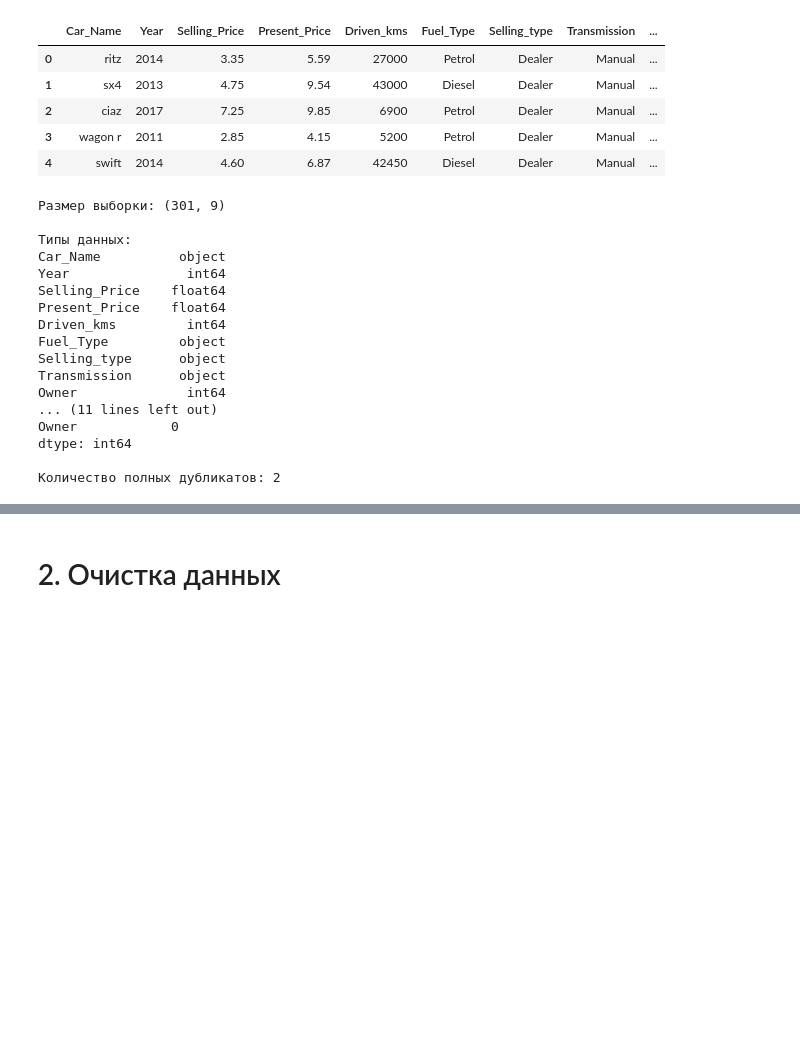
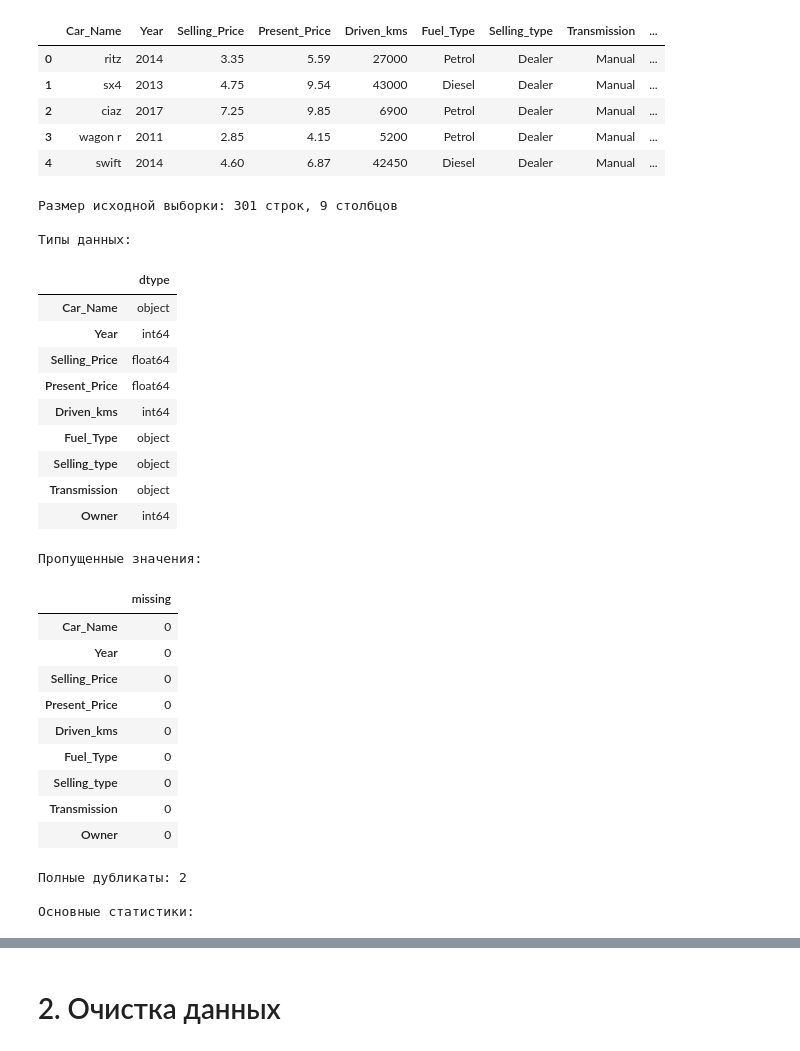
Before and after one commit to Webber-Escaper/lab1_car_price, a Jupyter notebook: eda/eda.ipynb, the cells around one changed output, grey strips where cells are left out. Saved outputs shown, nothing was run; the diff lists cells and outputs as text; code cells hidden in the pictures; blank space fills up the shorter version.

Commit message:
Final cleanup for LR1
Update EDA notebook and README, add data instructions, remove auxiliary files

```diff
--- a/eda/eda.ipynb
+++ b/eda/eda.ipynb
@@ -12,13 +16,32 @@
 # 1. Загрузка и знакомство с данными
 # %%
 from pathlib import Path
+
 import numpy as np
 import pandas as pd
 import matplotlib.pyplot as plt
+from IPython.display import display
 
-DATA_PATH = Path("../data/car_data.csv")
-EDA_DIR = Path(".")
-CLEAN_PATH = Path("../data/clean_data.pkl")
+# Notebook корректно работает как при запуске из корня проекта,
+# так и при запуске непосредственно из директории eda.
+cwd = Path.cwd().resolve()
+root_candidates = [cwd, cwd.parent]
+PROJECT_ROOT = next(
+    (p for p in root_candidates if (p / "data" / "car_data.csv").exists()),
+    cwd.parent
+)
+
+DATA_PATH = PROJECT_ROOT / "data" / "car_data.csv"
+EDA_DIR = PROJECT_ROOT / "eda"
+CLEAN_PATH = PROJECT_ROOT / "data" / "clean_data.pkl"
+
+if not DATA_PATH.exists():
+    raise FileNotFoundError(
+        f"Не найден файл {DATA_PATH}. "
+        "Скачайте датасет и сохраните его как data/car_data.csv."
+    )
+
+EDA_DIR.mkdir(parents=True, exist_ok=True)
 
 df = pd.read_csv(DATA_PATH)
 df.head()
@@ -30,27 +53,42 @@ df.head()
 | 3 | wagon r | 2011 | 2.85 | 4.15 | 5200 | Petrol | Dealer | Manual | ... |
 | 4 | swift | 2014 | 4.60 | 6.87 | 42450 | Diesel | Dealer | Manual | ... |
 # %%
-print("Размер выборки:", df.shape)
+print(f"Размер исходной выборки: {df.shape[0]} строк, {df.shape[1]} столбцов")
 print("\nТипы данных:")
-print(df.dtypes)
-print("\nКоличество пропусков:")
-print(df.isna().sum())
-print("\nКоличество полных дубликатов:", df.duplicated().sum())
+display(df.dtypes.rename("dtype").to_frame())
+
+print("\nПропущенные значения:")
+display(df.isna().sum().rename("missing").to_frame())
+
+print("Полные дубликаты:", int(df.duplicated().sum()))
+
+print("\nОсновные статистики:")
+display(df.describe(include="all").T)
 # %% [output]
-Размер выборки: (301, 9)
+Размер исходной выборки: 301 строк, 9 столбцов
 
 Типы данных:
-Car_Name          object
-Year               int64
-Selling_Price    float64
-Present_Price    float64
-Driven_kms         int64
-Fuel_Type         object
-Selling_type      object
-Transmission      object
-Owner              int64
-... (11 lines left out)
-Owner            0
-dtype: int64
-
-Количество полных дубликатов: 2
+|  | dtype |
+| Car_Name | object |
+| Year | int64 |
+| Selling_Price | float64 |
+| Present_Price | float64 |
+| Driven_kms | int64 |
+| Fuel_Type | object |
+| Selling_type | object |
+| Transmission | object |
+| Owner | int64 |
+Пропущенные значения:
+|  | missing |
+| Car_Name | 0 |
+| Year | 0 |
+| Selling_Price | 0 |
+| Present_Price | 0 |
+| Driven_kms | 0 |
+| Fuel_Type | 0 |
+| Selling_type | 0 |
+| Transmission | 0 |
+| Owner | 0 |
+Полные дубликаты: 2
+
+Основные статистики:
```
Also changed, not shown: parts of 36 cells of this notebook, 5 other files.
